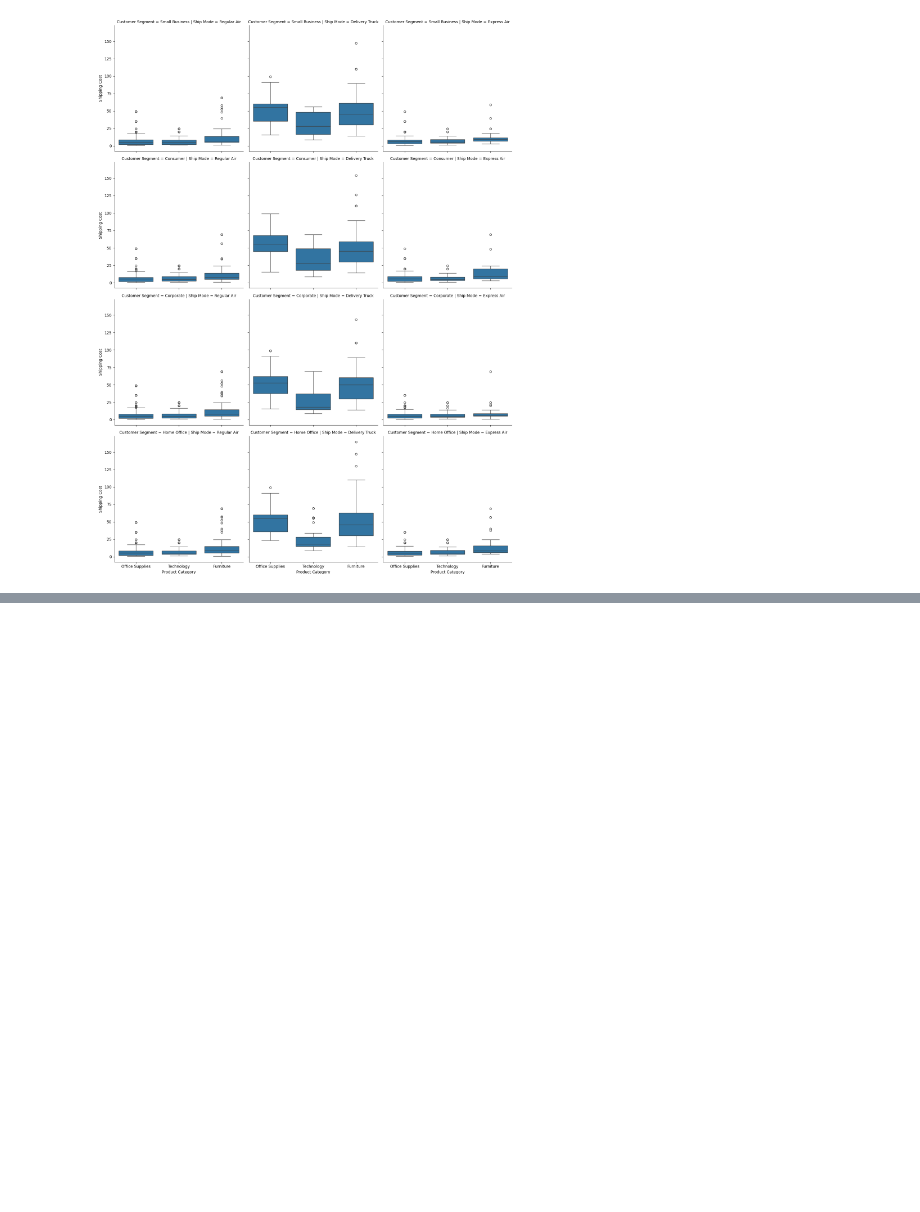
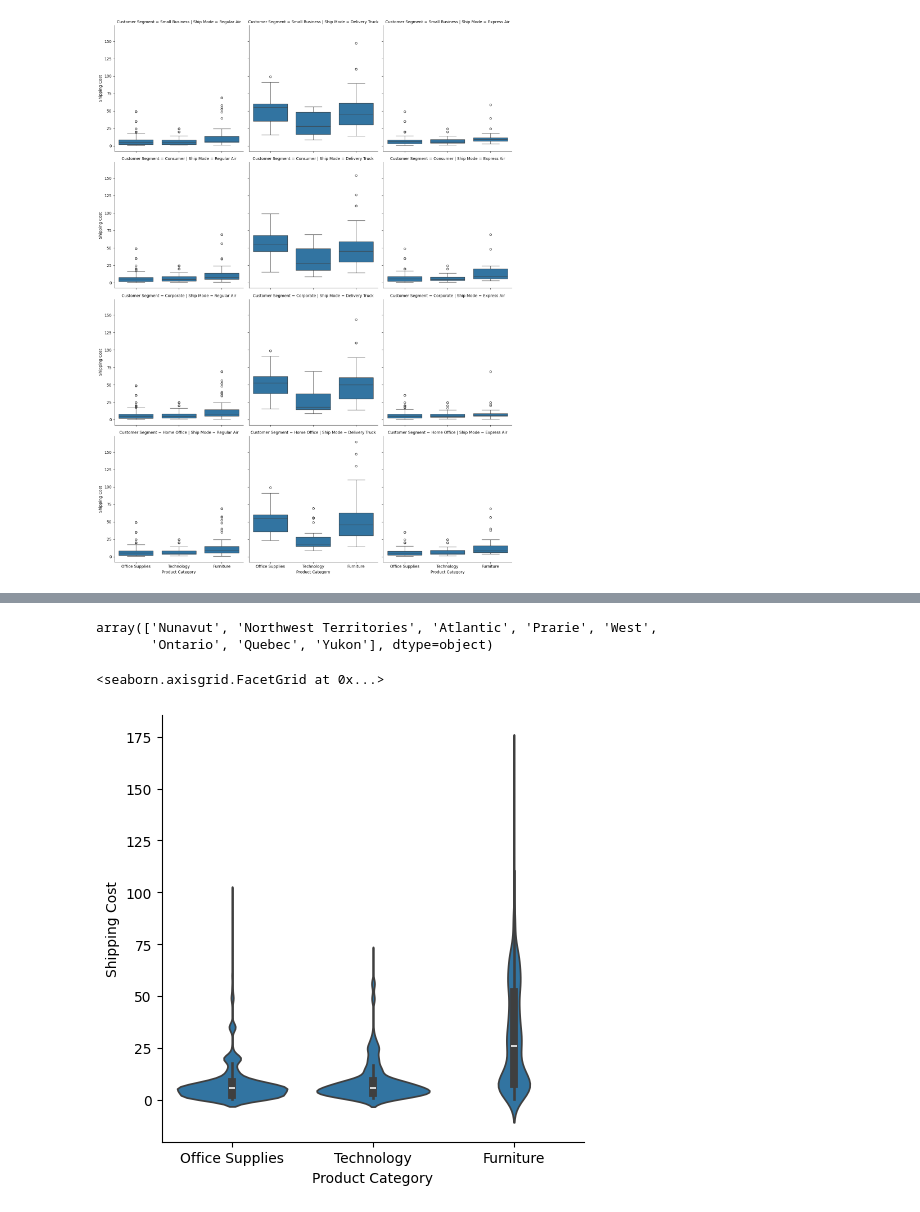
Before and after one commit to dev-jatin-mehra/Seaborn-Repo, a Jupyter notebook: 4_box_plot_violin_ploty.ipynb, the cells around one changed output, grey strips where cells are left out. Drawn from its saved outputs; the diff is of its cells as text; code cells hidden in the pictures; blank space fills up the shorter version.

```diff
--- a/4_box_plot_violin_ploty.ipynb
+++ b/4_box_plot_violin_ploty.ipynb
@@ -42,0 +75,10 @@ sns.catplot(x='Product Category' , y='Shipping Cost' , data=sales,col='Ship Mode
+# %%
+sales['Region'].unique()
+# %% [output]
+array(['Nunavut', 'Northwest Territories', 'Atlantic', 'Prarie', 'West',
+       'Ontario', 'Quebec', 'Yukon'], dtype=object)
+# %%
+sns.catplot(x='Product Category' , y="Shipping Cost",data=sales,kind='violin')
+# %% [output]
+<seaborn.axisgrid.FacetGrid at 0x...>
+[figure, added]
```
Also changed, not shown: parts of 4 cells of this notebook.
